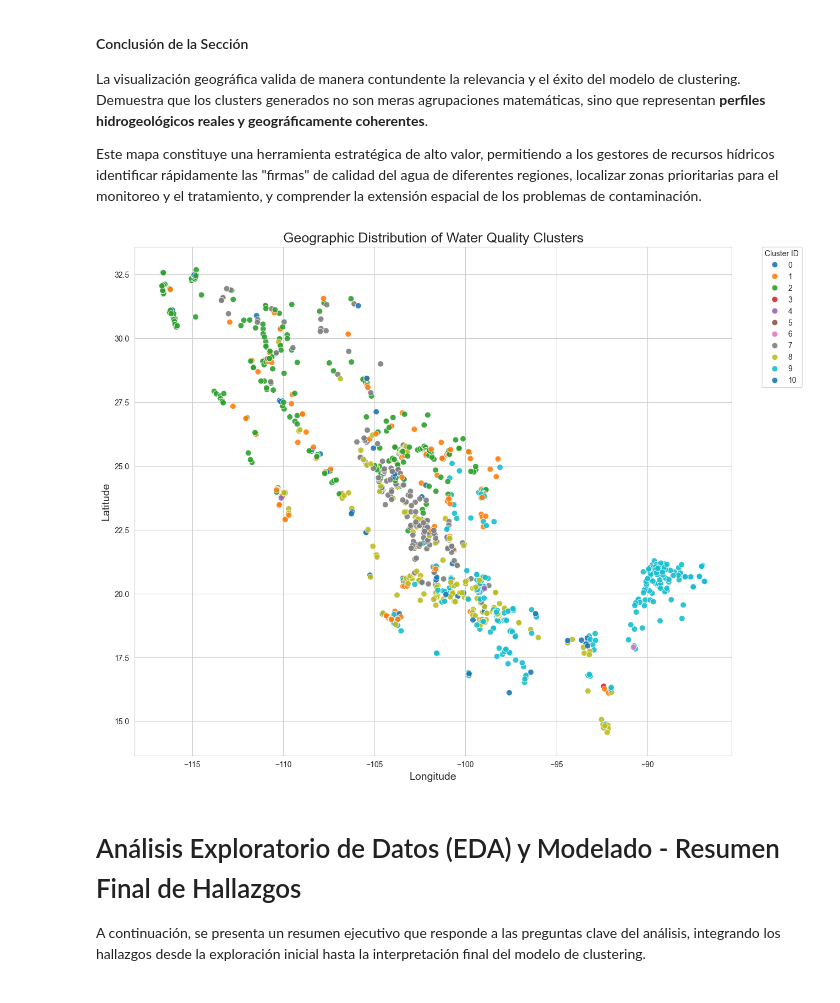
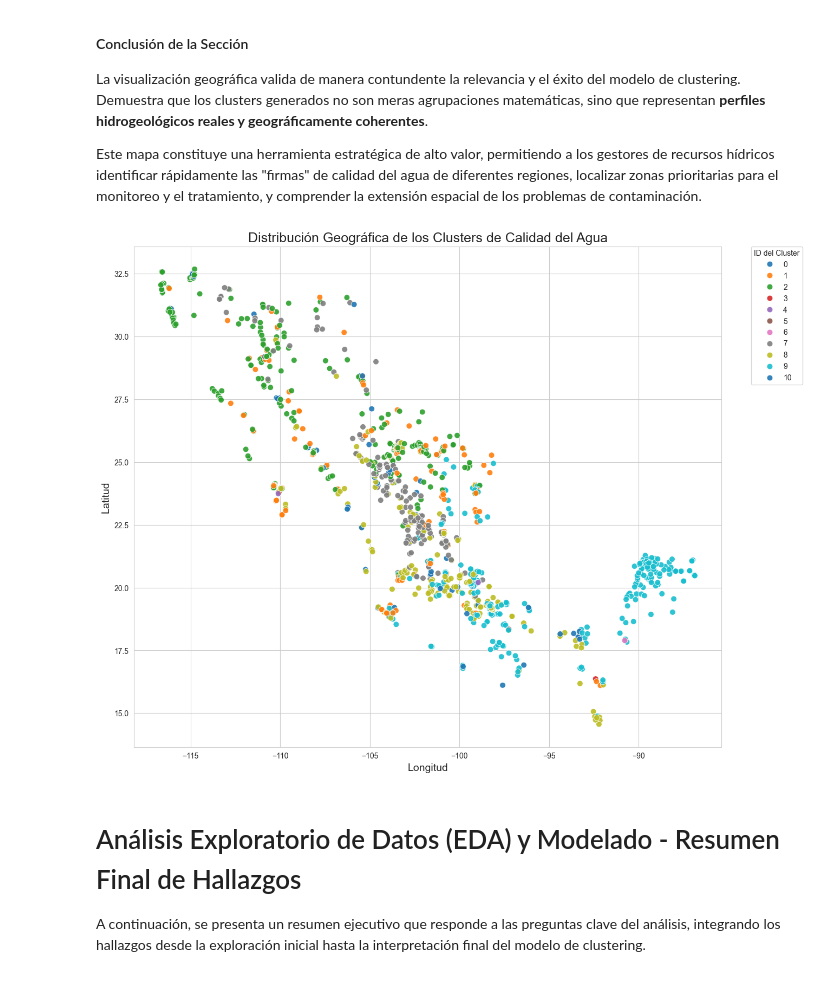
Before and after one commit to danvalvrd/ProyectoFinalIACenfo, a Jupyter notebook: EDA-Danny.ipynb, the cells around one changed output. Cells and saved outputs as stored; diff of their text form; code cells hidden in the pictures.

Commit message:
Remocion de Warnings y cambio a español para uniformidad total

```diff
--- a/EDA-Danny.ipynb
+++ b/EDA-Danny.ipynb
@@ -694,23 +729,26 @@ Name: count, dtype: int64
 # %%
-# --- IMPORTANT ---
-# Based on your analysis of the plots above, choose the best k for your data.
+# --- Sección 6.2: Entrenamiento del Modelo K-Means Final (con k=11) ---
+
+# --- IMPORTANTE ---
+# Basado en el análisis de la Puntuación de Silueta, se elige k=11 como el valor óptimo.
 optimal_k = 11
 # -----------------
 
 if 'X_scaled' in locals() and 'df_cleaned' in locals():
-    # Train the final model with the chosen number of clusters
+    # Entrenar el modelo final con el número de clusters elegido
     kmeans_final = KMeans(n_clusters=optimal_k, random_state=42, n_init=10)
     kmeans_final.fit(X_scaled)
 
-    # Add the cluster labels to our main cleaned DataFrame for easy analysis
+    # Añadir las etiquetas de cluster a nuestro DataFrame limpio principal para el análisis
     df_cleaned['cluster'] = kmeans_final.labels_
 
-    print(f"Successfully trained K-Means model with {optimal_k} clusters.")
-    print("\nNumber of samples in each cluster:")
+    print(f"Modelo K-Means final entrenado exitosamente con {optimal_k} clusters.")
+    print("\nNúmero de muestras en cada cluster:")
     print(df_cleaned['cluster'].value_counts().sort_index())
 
-    # Display the first few rows with the new 'cluster' column
-    display(df_cleaned.head())
+    # Mostrar las primeras filas con la nueva columna 'cluster'
+    print(f"\nPrimeras 5 filas del DataFrame con la asignación de clusters final (k=11):")
+    display(df_cleaned[['CLAVE', 'SITIO', 'ESTADO', 'cluster']].head())
 else:
-    print("Error: Required data ('X_scaled' or 'df_cleaned') not found. Please run previous steps.")
+    print("Error: Los datos requeridos ('X_scaled' o 'df_cleaned') no fueron encontrados. Por favor, ejecuta los pasos anteriores.")
 # %% [output]
@@ -980,27 +1008,29 @@ La visualización geográfica valida de manera contundente la relevancia y el é
 
 Este mapa constituye una herramienta estratégica de alto valor, permitiendo a los gestores de recursos hídricos identificar rápidamente las "firmas" de calidad del agua de diferentes regiones, localizar zonas prioritarias para el monitoreo y el tratamiento, y comprender la extensión espacial de los problemas de contaminación.
 # %%
+# --- Sección 7.3: Visualización Geográfica de los Clusters ---
+
 if 'df_cleaned' in locals():
     plt.figure(figsize=(14, 12))
     sns.scatterplot(
         x='LONGITUD',
         y='LATITUD',
         hue='cluster',
-        palette='tab10', # A good palette for distinct categories
+        palette='tab10', # Una paleta de colores adecuada para categorías distintas
         data=df_cleaned,
         alpha=0.9,
         s=60,
         legend='full'
     )
-    plt.title('Geographic Distribution of Water Quality Clusters', fontsize=18)
-    plt.xlabel('Longitude', fontsize=14)
-    plt.ylabel('Latitude', fontsize=14)
-    plt.legend(title='Cluster ID', bbox_to_anchor=(1.05, 1), loc=2, borderaxespad=0.)
+    plt.title('Distribución Geográfica de los Clusters de Calidad del Agua', fontsize=18)
+    plt.xlabel('Longitud', fontsize=14)
+    plt.ylabel('Latitud', fontsize=14)
+    plt.legend(title='ID del Cluster', bbox_to_anchor=(1.05, 1), loc=2, borderaxespad=0.)
     plt.show()
 else:
-    print("Error: DataFrame 'df_cleaned' not found.")
+    print("El DataFrame 'df_cleaned' no fue encontrado.")
 # %% [output]
-[figure, old version]
+[figure, new version]
 # %% [markdown]
 # Análisis Exploratorio de Datos (EDA) y Modelado - Resumen Final de Hallazgos
 
```
Also changed, not shown: parts of 13 cells of this notebook.
